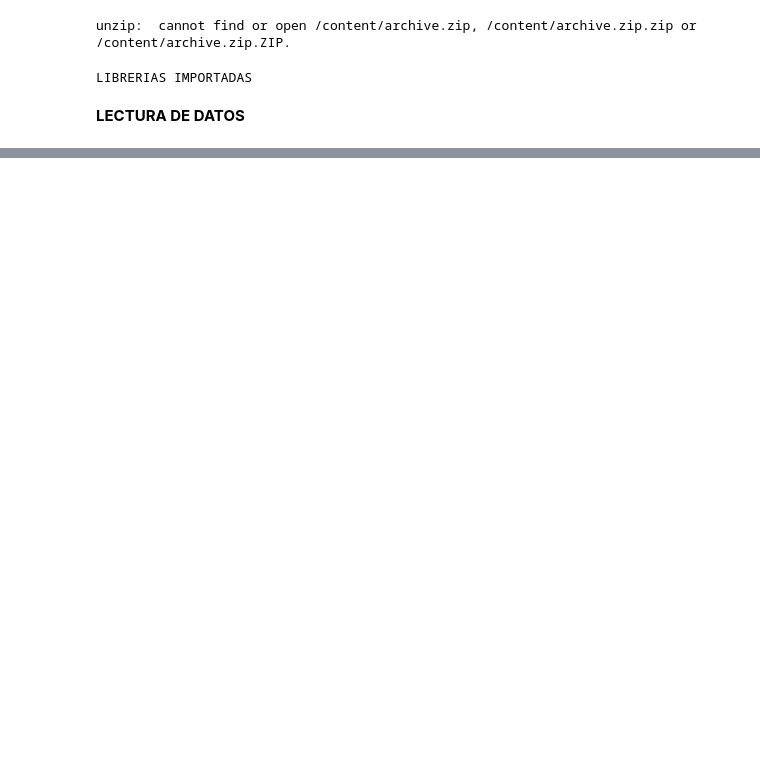
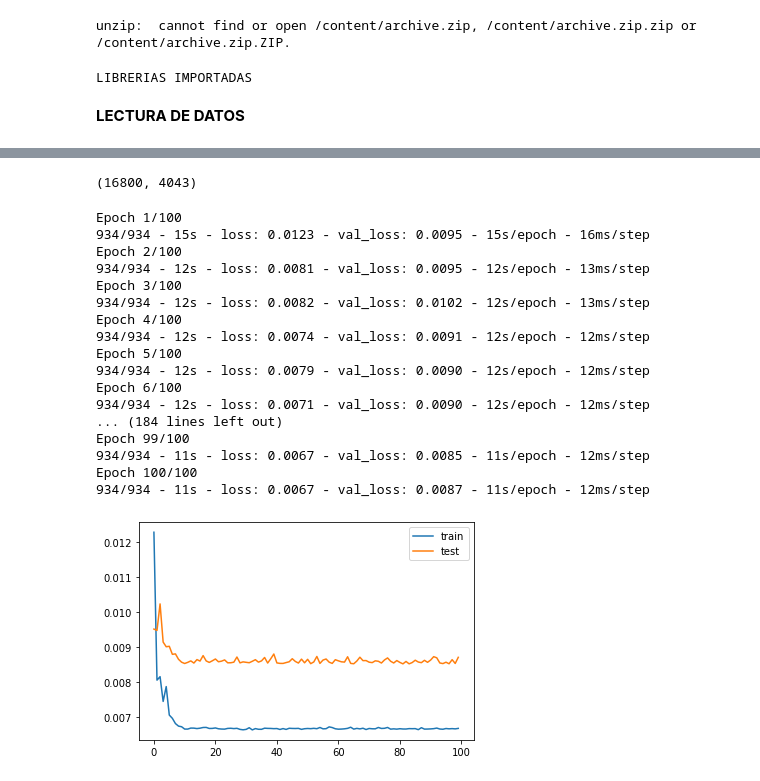
Before and after one commit to bchuchucaa/RNNConsumoDeAgua, a Jupyter notebook: RNNConsumoDeAgua.ipynb, the cells around one changed output, grey strips where cells are left out. Drawn from its saved outputs; the diff is of its cells as text; code cells hidden in the pictures; blank space fills up the shorter version.

```diff
--- a/RNNConsumoDeAgua.ipynb
+++ b/RNNConsumoDeAgua.ipynb
@@ -90,7 +109,8 @@ dataComp.set_index('DATE')
+# %%
+dataComp.insert(loc=1, column='Names', value=names)
 # %%
-
 #RELLENANDO VALORES NAN POR LA MEDIA
-dataComp=dataComp.fillna(20)
+dataComp=dataComp.fillna(dataComp['CONSUMO'].mean())
 #CONVIRTIENDO EL INDICE DEL DATAFRAME EN TIPO DATETIME
 #dataComp.index = pd.to_datetime(dataComp.index)
 #type(dataComp.index)
@@ -108,3 +119,8 @@ Name: DATE, dtype: object
 one_hot = pd.get_dummies(dataComp['TIPO'])
 dataComp = dataComp.drop('TIPO',axis = 1)
 dataComp = dataComp.join(one_hot)
+# %%
+#APLICANDO ONE HOT ENCODER A LA COLUMNA DEL TIPO DE NOMBRES
+one_hot_names = pd.get_dummies(dataComp['Names'])
+dataComp = dataComp.drop('Names',axis = 1)
+dataComp = dataComp.join(one_hot_names)
@@ -241,0 +169,3 @@ dataset
+# %%
+# split into input and outputs
+train_X, train_y = train[:, :], train[:, -1]
@@ -241,0 +240,37 @@ dataset
+# %%
+test.shape
+# %% [output]
+(16800, 4043)
+# %%
+# Diseño de la red recurrente LSTM
+model = Sequential()
+model.add(LSTM(64, input_shape=(train_X.shape[1], train_X.shape[2])))
+model.add(Dense(128))
+model.add(Dense(1))
+model.compile(loss='mae', optimizer='adam')
+# fit network
+history = model.fit(train_X, train_y, epochs=100, batch_size=72, validation_data=(test_X, test_y), verbose=2, shuffle=False)
+# plot history
+pyplot.plot(history.history['loss'], label='train')
+pyplot.plot(history.history['val_loss'], label='test')
+pyplot.legend()
+pyplot.show()
+# %% [output]
+Epoch 1/100
+934/934 - 15s - loss: 0.0123 - val_loss: 0.0095 - 15s/epoch - 16ms/step
+Epoch 2/100
+934/934 - 12s - loss: 0.0081 - val_loss: 0.0095 - 12s/epoch - 13ms/step
+Epoch 3/100
+934/934 - 12s - loss: 0.0082 - val_loss: 0.0102 - 12s/epoch - 13ms/step
+Epoch 4/100
+934/934 - 12s - loss: 0.0074 - val_loss: 0.0091 - 12s/epoch - 12ms/step
+Epoch 5/100
+934/934 - 12s - loss: 0.0079 - val_loss: 0.0090 - 12s/epoch - 12ms/step
+Epoch 6/100
+934/934 - 12s - loss: 0.0071 - val_loss: 0.0090 - 12s/epoch - 12ms/step
+... (184 lines left out)
+Epoch 99/100
+934/934 - 11s - loss: 0.0067 - val_loss: 0.0085 - 11s/epoch - 12ms/step
+Epoch 100/100
+934/934 - 11s - loss: 0.0067 - val_loss: 0.0087 - 11s/epoch - 12ms/step
+[figure, added]
```
Also changed, not shown: parts of 47 cells of this notebook.
